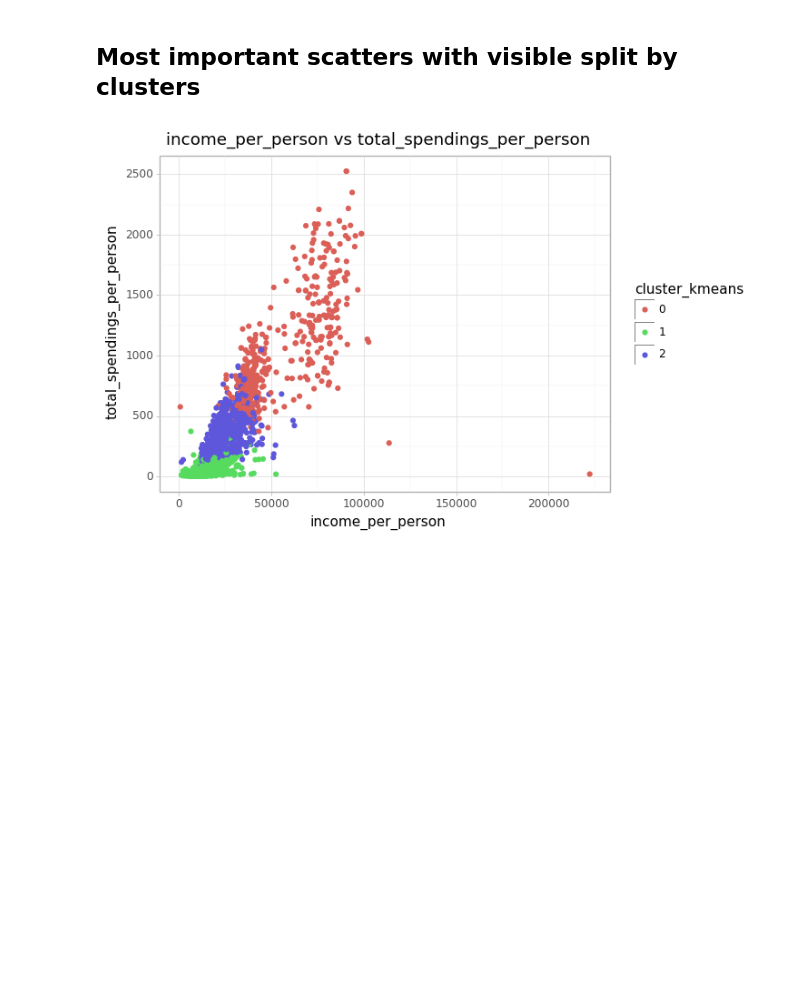
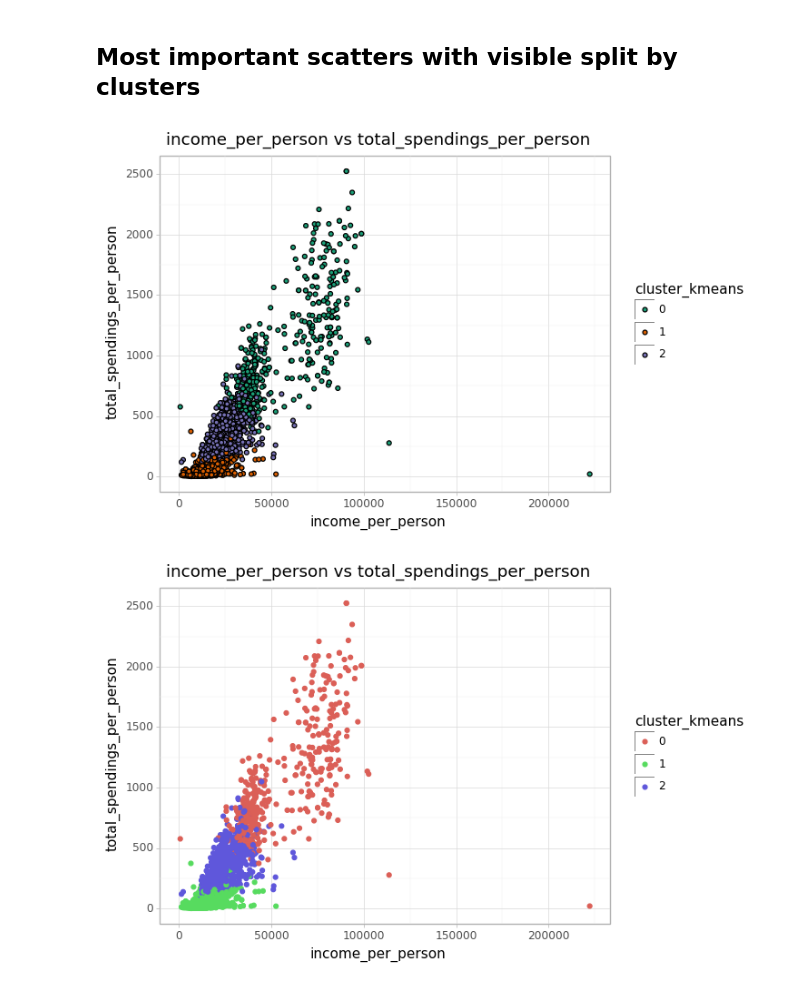
Before and after one commit to jw-zima/customer-segmentation-python, a Jupyter notebook: notebooks/5.0-jw-clusters-profiling.ipynb, the cells around one changed output. Drawn from its saved outputs; the diff is of its cells as text; code cells hidden in the pictures; blank space fills up the shorter version.

```diff
--- a/notebooks/5.0-jw-clusters-profiling.ipynb
+++ b/notebooks/5.0-jw-clusters-profiling.ipynb
@@ -66,6 +62,16 @@ for col in cat_features:
 paired_vars = [('income_per_person', 'total_spendings_per_person'),
                ('income_per_person', 'total_purchases'),
                ('total_spendings_per_person', 'total_purchases')]
+# %%
+print(ggplot(df)
+                 + geom_point(aes(x="income_per_person", y="total_spendings_per_person",
+                                  fill="cluster_kmeans"))
+                 + ggtitle("income_per_person" + " vs " + "total_spendings_per_person")
+                 + scale_fill_brewer(type="qual", palette="Dark2")
+                 + theme_light()
+)
+# %% [output]
+[figure, added]
 # %%
 for pair in paired_vars:
     plot_scatter_by_cluster(df, pair[0], pair[1], "cluster_kmeans")
```
Also changed, not shown: parts of 1 cell of this notebook, 1 other file.
